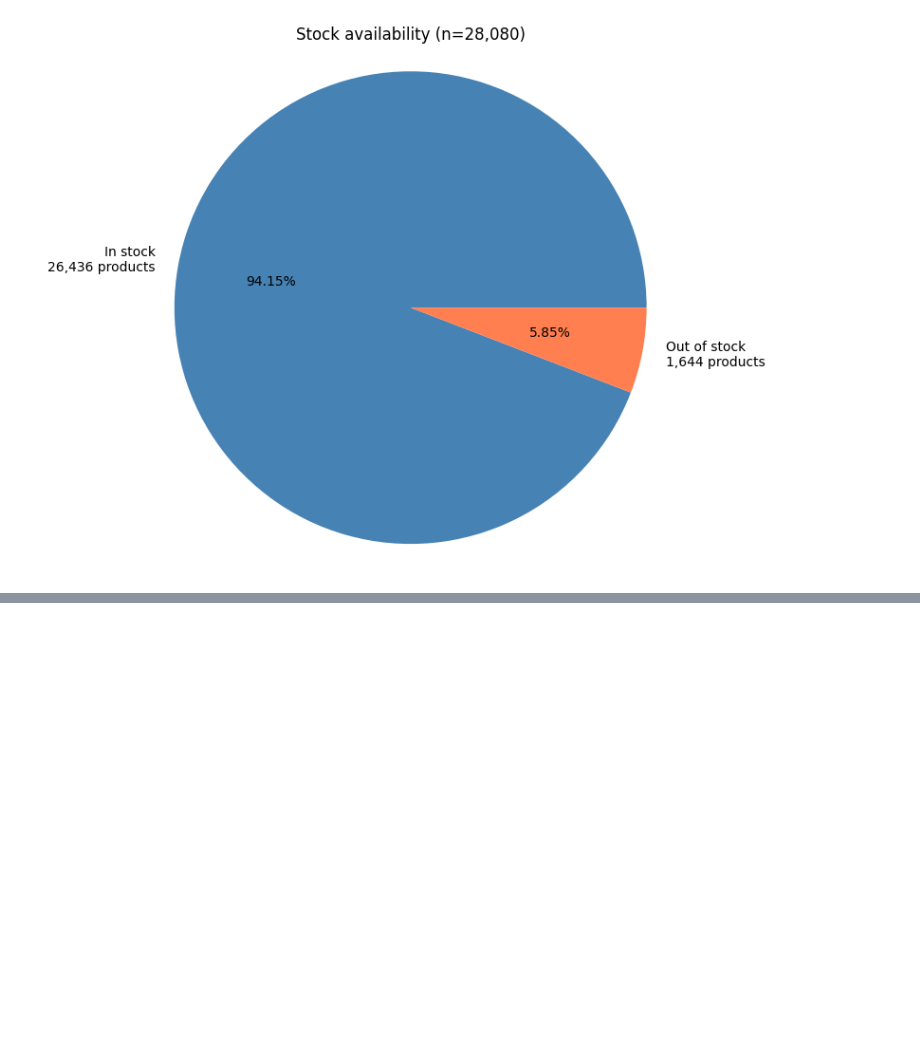
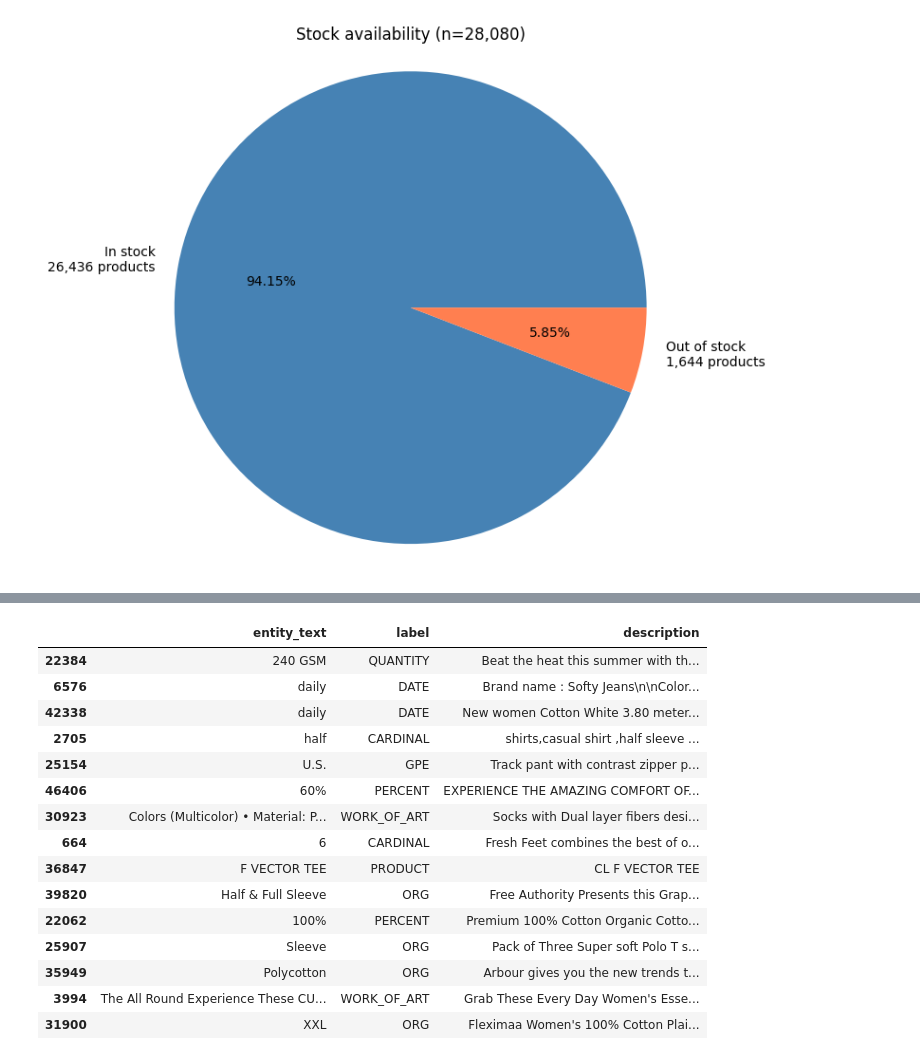
Before and after one commit to froggyalchemist/irwa-search-engine, a Jupyter notebook: project_progress/part_1/preprocessing.ipynb, the cells around one changed output, grey strips where cells are left out. Saved outputs shown, nothing was run; the diff lists cells and outputs as text; code cells hidden in the pictures; blank space fills up the shorter version.

```diff
--- a/project_progress/part_1/preprocessing.ipynb
+++ b/project_progress/part_1/preprocessing.ipynb
@@ -448,0 +662,72 @@ plt.show()
+# %%
+# load the model components needed for NER.
+nlp = spacy.load(
+    "en_core_web_sm",
+    enable=["tok2vec", "ner"]
+)
+
+# Preserve original wording and capitalization.
+ner_input = df[["pid", "description"]].copy()
+
+# Earlier missing-value statistics are already available.
+# Here, simply select usable descriptions for the model.
+ner_input = ner_input.loc[
+    ner_input["description"].notna()
+    & ner_input["description"].str.strip().ne("")
+].copy()
+
+# Avoid running the model repeatedly on identical descriptions.
+unique_descriptions = ner_input["description"].drop_duplicates()
+
+entity_records = []
+
+for doc in tqdm(
+    nlp.pipe(unique_descriptions, batch_size=64),
+    total=len(unique_descriptions),
+    desc="Processing unique descriptions"
+):
+    for entity in doc.ents:
+        # Normalize whitespace and case for frequency grouping.
+        # Preserve the model's original text for inspection.
+        normalized_entity = " ".join(entity.text.split()).casefold()
+
+        if normalized_entity:
+            entity_records.append({
+                "description": doc.text,
+                "entity_text": entity.text,
+                "entity": normalized_entity,
+                "label": entity.label_
+            })
+
+description_entities = pd.DataFrame(
+    entity_records,
+    columns=["description", "entity_text", "entity", "label"]
+)
+
+# Restore product-level mentions:
+# identical descriptions on different products count for each product.
+entities_df = ner_input.merge(
+    description_entities,
+    on="description",
+    how="inner"
+)
+
+print(f"Nonblank product descriptions: {len(ner_input):,}")
+print(f"Unique descriptions processed: {len(unique_descriptions):,}")
+print(f"Entity mentions across products: {len(entities_df):,}")
+print(
+    "Products with detected entities: "
+    f"{entities_df['pid'].nunique():,}"
+)
+
+# Inspect predictions alongside their original context.
+if not entities_df.empty:
+    display(
+        entities_df.sample(
+            n=min(15, len(entities_df)),
+            random_state=42
+        )[["entity_text", "label", "description"]]
+    )
+else:
+    print("No entities were detected.")
+# %% [output]
@@ -448,0 +738,16 @@ plt.show()
+|  | entity_text | label | description |
+| 22384 | 240 GSM | QUANTITY | Beat the heat this summer with th... |
+| 6576 | daily | DATE | Brand name : Softy Jeans\n\nColor... |
+| 42338 | daily | DATE | New women Cotton White 3.80 meter... |
+| 2705 | half | CARDINAL | shirts,casual shirt ,half sleeve ... |
+| 25154 | U.S. | GPE | Track pant with contrast zipper p... |
+| 46406 | 60% | PERCENT | EXPERIENCE THE AMAZING COMFORT OF... |
+| 30923 | Colors (Multicolor) • Material: P... | WORK_OF_ART | Socks with Dual layer fibers desi... |
+| 664 | 6 | CARDINAL | Fresh Feet combines the best of o... |
+| 36847 | F VECTOR TEE | PRODUCT | CL F VECTOR TEE |
+| 39820 | Half & Full Sleeve | ORG | Free Authority Presents this Grap... |
+| 22062 | 100% | PERCENT | Premium 100% Cotton Organic Cotto... |
+| 25907 | Sleeve | ORG | Pack of Three Super soft Polo T s... |
+| 35949 | Polycotton | ORG | Arbour gives you the new trends t... |
+| 3994 | The All Round Experience These CU... | WORK_OF_ART | Grab These Every Day Women's Esse... |
+| 31900 | XXL | ORG | Fleximaa Women's 100% Cotton Plai... |
```
Also changed, not shown: parts of 25 cells of this notebook, 1 other file.
